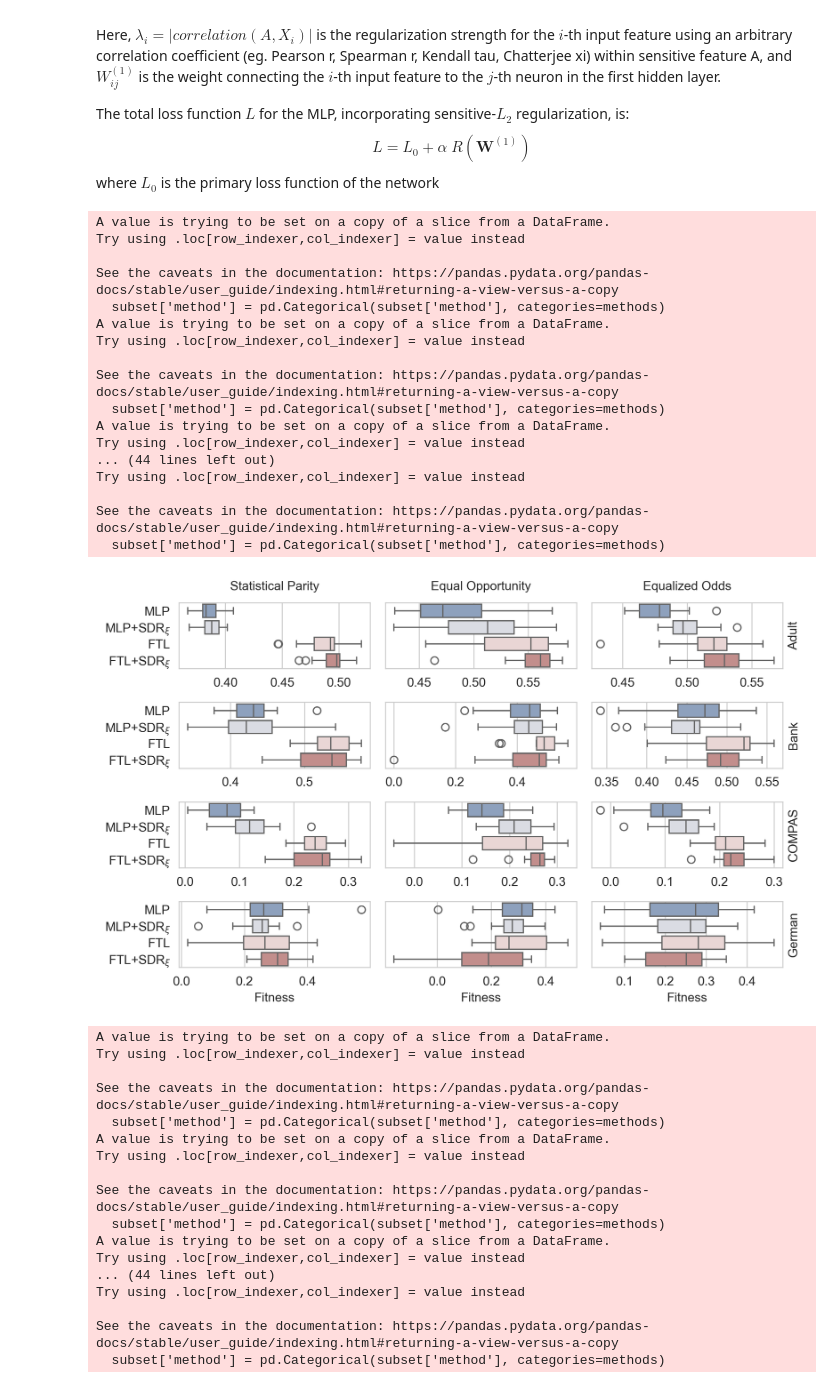
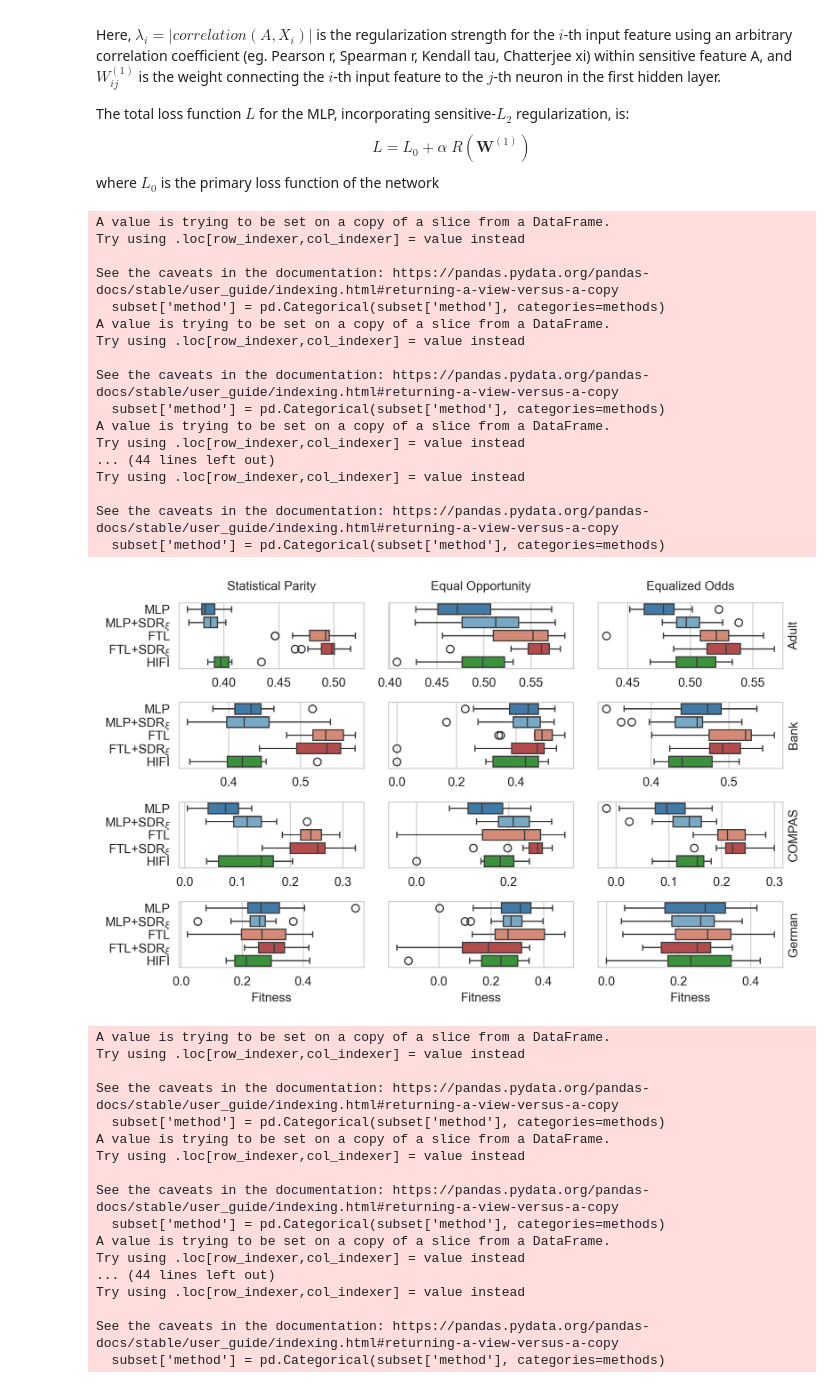
Before and after one commit to sabia-pesc/statistical-dependency-regularization, a Jupyter notebook: notebooks/main_results/plot_agg.ipynb, the cells around one changed output. Cells and saved outputs as stored; diff of their text form; code cells hidden in the pictures.

Commit message:
adding hifi to main plots

```diff
--- a/notebooks/main_results/plot_agg.ipynb
+++ b/notebooks/main_results/plot_agg.ipynb
@@ -10,6 +10,27 @@ from sympy import false
 
 mpl.rcParams['figure.dpi'] = 300
 sns.set_style('whitegrid')
+# %%
+def read_csv_files_from_folder(folder_path):
+    # Initialize an empty list to store DataFrames
+    dfs = []
+    # Get a list of files in the folder
+    file_list = os.listdir(folder_path)
+    # Iterate through the files in the folder
+    for file_name in file_list:
+        # Check if the file has a .csv extension
+        if file_name.endswith(".csv"):
+            file_path = os.path.join(folder_path, file_name)
+
+            # Read the CSV file into a DataFrame
+            df = pd.read_csv(file_path)
+
+            # Append the DataFrame to the list
+            dfs.append(df)
+
+    # Concatenate all DataFrames into a single DataFrame
+    combined_df = pd.concat(dfs, ignore_index=True)
+    return combined_df
 # %%
 mlp_baseline_results = pd.read_csv('simple_mlp_results.csv')
 mlp_baseline_results.replace({'simple_mlp_initializer': 'MLP'}, inplace=True)
@@ -26,7 +47,15 @@ ftl_xi_reg_results = pd.read_csv('ftl_mlp_xi_reg_results.csv')
 ftl_xi_reg_results.replace({'ftl_mlp_xi_reg_initializer': r'FTL+SDR$_{\xi}$'}, inplace=True)
 
 ftl_results = pd.concat([ftl_baseline_results, ftl_xi_reg_results])
-results = pd.concat([mlp_results, ftl_results])
+
+# HIFI results are stored as raw per-run CSVs produced by ablation.py's hifi_initializer
+_hifi_cols = ['dataset', 'method', 'fitness_rule', 'fitness', 'ACC', 'MCC',
+              'avg_odds_diff', 'stat_par_diff', 'eq_opp_diff', 'solution']
+hifi_raw_results = read_csv_files_from_folder('raw/')
+hifi_results = hifi_raw_results[hifi_raw_results['method'] == 'hifi_initializer'][_hifi_cols].copy()
+hifi_results.replace({'hifi_initializer': 'HIFI'}, inplace=True)
+
+results = pd.concat([mlp_results, ftl_results, hifi_results])
 # %%
 cols = ['dataset', 'method', 'fitness_rule', 'fitness', 'ACC', 'MCC', 'avg_odds_diff', 'stat_par_diff', 'eq_opp_diff']
 # %%
@@ -117,6 +146,15 @@ for fitness_rule, (performance_metric, fairness_metric) in fitness_rules_target_
   results.loc[results.fitness_rule == fitness_rule,'Fairness'] = results.loc[results.fitness_rule == fitness_rule,fairness_metric]
 # %%
-methods = ['MLP', r'MLP+SDR$_{\xi}$', 'FTL', r'FTL+SDR$_{\xi}$']
+methods = ['MLP', r'MLP+SDR$_{\xi}$', 'FTL', r'FTL+SDR$_{\xi}$', 'HIFI']
+# %%
+# Marker/color assignment kept consistent with notebooks/ablation_results/plot_sensibility.ipynb
+methods_all = [r'MLP', r'MLP+SDR$_{\xi}$', r'FTL', r'FTL+SDR$_{\xi}$', r'HIFI']
+method_markers = ['o', 's', '^', 'D', 'v', 'P', 'X']
+method_marker_map = {m: method_markers[i % len(method_markers)] for i, m in enumerate(methods_all)}
+
+cmap = plt.cm.RdBu_r
+method_palette = [cmap(0.15), cmap(0.25), cmap(0.75), cmap(0.85), 'tab:green']
+method_color_map = {m: method_palette[i % len(method_palette)] for i, m in enumerate(methods_all)}
 # %% [markdown]
 ## Possible names
 - Sensitive Correlation Regularization/Penalty
@@ -161,7 +199,7 @@ for i, performance_metric in enumerate(performance_metrics):
             subset = subset.sort_values(by='method')
 
             # Create boxplot
-            boxplot = sns.boxplot(data=subset, hue='method', x='fitness', y='method', ax=ax, palette='vlag')
+            boxplot = sns.boxplot(data=subset, hue='method', x='fitness', y='method', ax=ax, palette=method_color_map)
 
             # Set titles and labels
             if j == 0:  # First row - add fitness rule titles
@@ -186,34 +224,34 @@ for i, performance_metric in enumerate(performance_metrics):
             if k > 0:
                 ax.set_yticklabels([])
 
     # Add a single legend for the entire figure
     # handles, labels = axes[0, 0].get_legend_handles_labels()
     # fig.legend(handles, labels, loc='upper center', bbox_to_anchor=(0.5, 0.95), ncol=4, fontsize=12)
 
     plt.tight_layout()
     plt.subplots_adjust(top=0.92)  # Make room for the legend
     plt.savefig(f"plots/boxplot_{performance_metric}.pdf", bbox_inches='tight')
     plt.savefig(f"plots/boxplot_{performance_metric}.png", bbox_inches='tight')
     plt.show()
 # %% [output]
 A value is trying to be set on a copy of a slice from a DataFrame.
 Try using .loc[row_indexer,col_indexer] = value instead
 
 See the caveats in the documentation: https://pandas.pydata.org/pandas-docs/stable/user_guide/indexing.html#returning-a-view-versus-a-copy
   subset['method'] = pd.Categorical(subset['method'], categories=methods)
 A value is trying to be set on a copy of a slice from a DataFrame.
 Try using .loc[row_indexer,col_indexer] = value instead
 
 See the caveats in the documentation: https://pandas.pydata.org/pandas-docs/stable/user_guide/indexing.html#returning-a-view-versus-a-copy
   subset['method'] = pd.Categorical(subset['method'], categories=methods)
 A value is trying to be set on a copy of a slice from a DataFrame.
 Try using .loc[row_indexer,col_indexer] = value instead
 ... (44 lines left out)
 Try using .loc[row_indexer,col_indexer] = value instead
 
 See the caveats in the documentation: https://pandas.pydata.org/pandas-docs/stable/user_guide/indexing.html#returning-a-view-versus-a-copy
   subset['method'] = pd.Categorical(subset['method'], categories=methods)
-[figure, old version]
+[figure, new version]
 A value is trying to be set on a copy of a slice from a DataFrame.
 Try using .loc[row_indexer,col_indexer] = value instead
 
```
Also changed, not shown: parts of 6 cells of this notebook, 34 other files.
